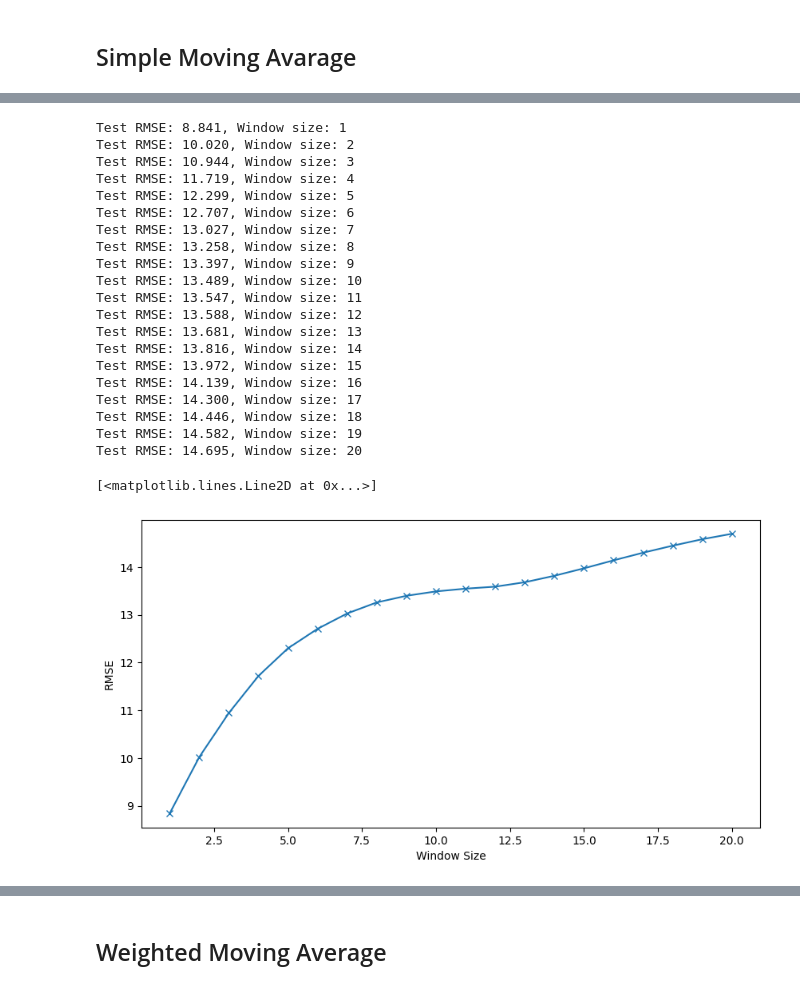
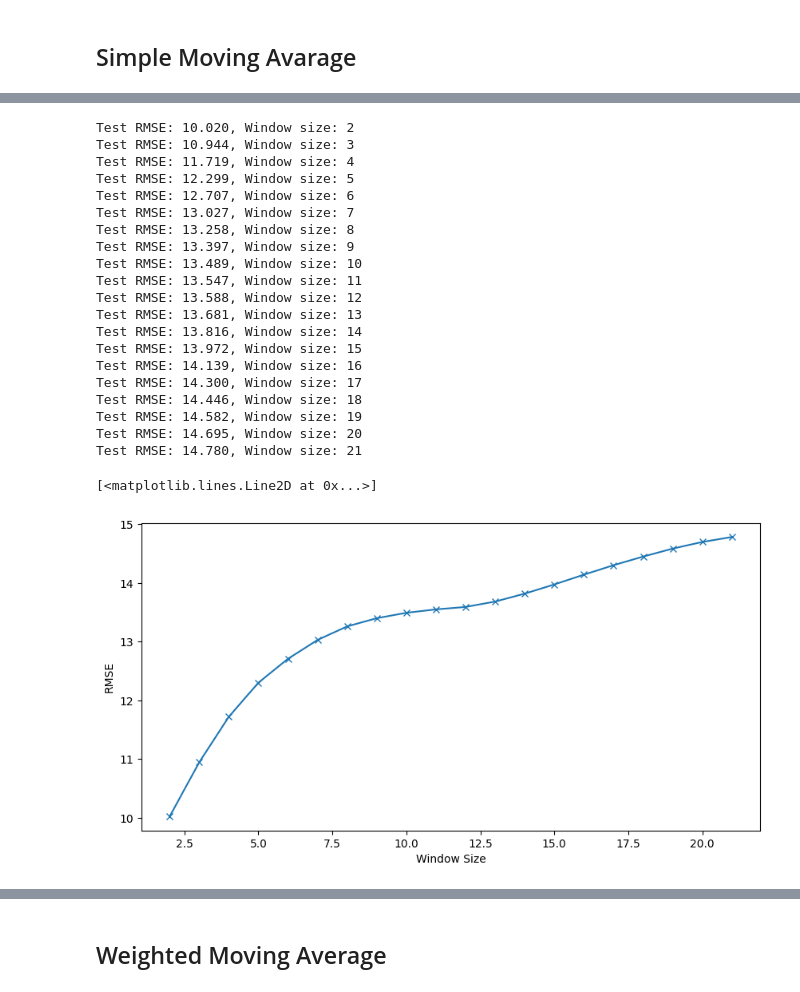
Before and after one commit to AlesKas/DIP, a Jupyter notebook: network_analytics_ma.ipynb, the cells around one changed output, grey strips where cells are left out. Cells and saved outputs as stored; diff of their text form; code cells hidden in the pictures.

```diff
--- a/network_analytics_ma.ipynb
+++ b/network_analytics_ma.ipynb
@@ -57,10 +24,0 @@ print(network_analytics_copy.head(10))
-# %%
-df = pd.DataFrame(series.values)
-width = 3
-lag1 = df.shift(1)
-lag3 = df.shift(width - 1)
-window = lag3.rolling(window=width)
-means = window.mean()
-dataframe = pd.concat([means, lag1, df], axis=1)
-dataframe.columns = ['mean', 't-1', 't+1']
-print(dataframe.head(10))
@@ -79,6 +25,6 @@ print(dataframe.head(10))
 # %%
 errors = []
-range_size = range(1, 21)
+range_size = range(2, 22)
 for window in range_size:
     X = series.values
     history = [X[i] for i in range(window)]
@@ -100,32 +46,32 @@ for window in range_size:
     # plt.figure(figsize=(15,7))
     # plt.plot(test)
     # plt.plot(predictions, color='red')
     # plt.show()
 
 fig, ax = plt.subplots(figsize=(10, 5))
 ax.set_ylabel('RMSE')
 ax.set_xlabel('Window Size')
 ax.plot(range_size, errors, marker='x')
 # %% [output]
-Test RMSE: 8.841, Window size: 1
 Test RMSE: 10.020, Window size: 2
 Test RMSE: 10.944, Window size: 3
 Test RMSE: 11.719, Window size: 4
 Test RMSE: 12.299, Window size: 5
 Test RMSE: 12.707, Window size: 6
 Test RMSE: 13.027, Window size: 7
 Test RMSE: 13.258, Window size: 8
 Test RMSE: 13.397, Window size: 9
 Test RMSE: 13.489, Window size: 10
 Test RMSE: 13.547, Window size: 11
 Test RMSE: 13.588, Window size: 12
 Test RMSE: 13.681, Window size: 13
 Test RMSE: 13.816, Window size: 14
 Test RMSE: 13.972, Window size: 15
 Test RMSE: 14.139, Window size: 16
 Test RMSE: 14.300, Window size: 17
 Test RMSE: 14.446, Window size: 18
 Test RMSE: 14.582, Window size: 19
 Test RMSE: 14.695, Window size: 20
+Test RMSE: 14.780, Window size: 21
 [<matplotlib.lines.Line2D at 0x...>]
-[figure, old version]
+[figure, new version]
```
Also changed, not shown: parts of 36 cells of this notebook.
